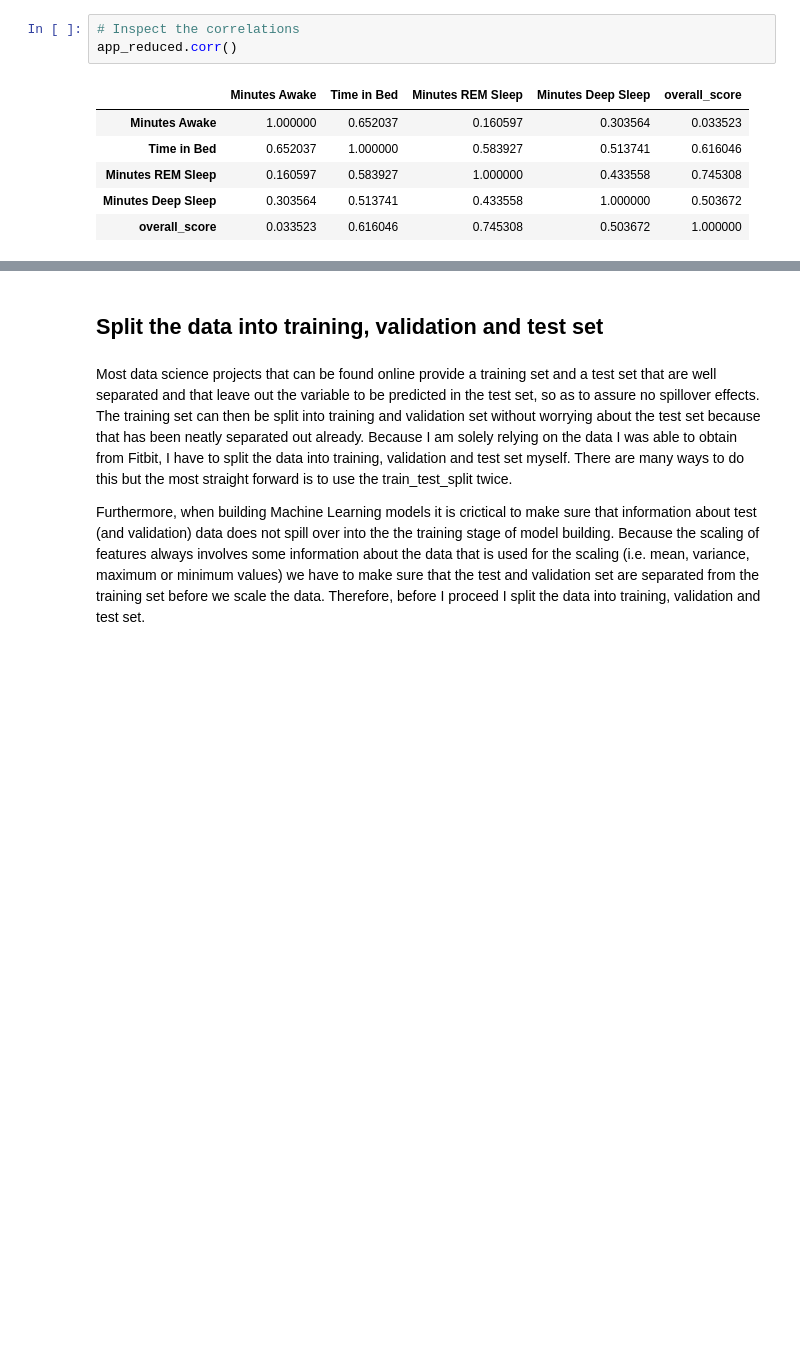
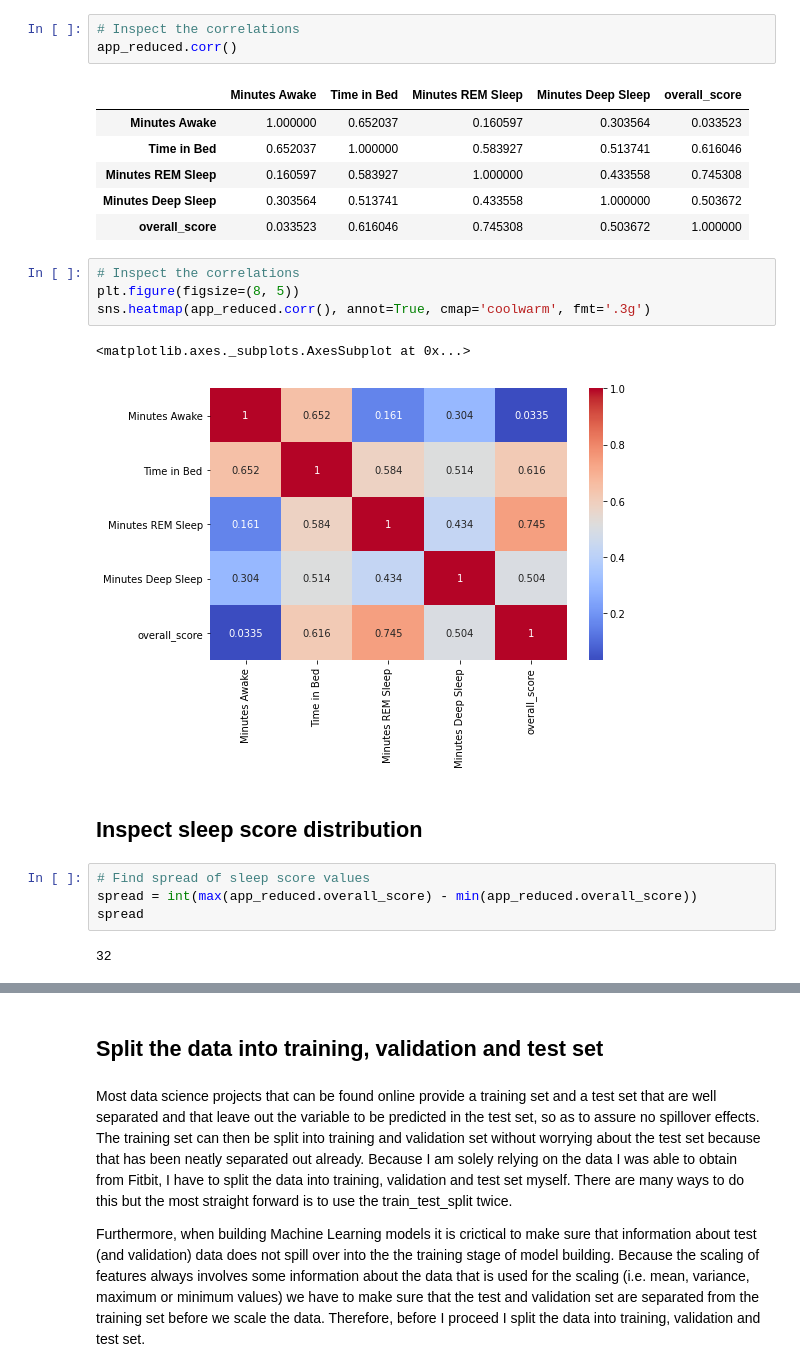
Before and after one commit to JoBe10/Fitbit-Sleep-Score, a Jupyter notebook: Sleep_Scores/Fitbit_Sleep_Score_ML2.ipynb, the cells around one changed output, grey strips where cells are left out. Saved outputs shown, nothing was run; the diff lists cells and outputs as text; blank space fills up the shorter version.

```diff
--- a/Sleep_Scores/Fitbit_Sleep_Score_ML2.ipynb
+++ b/Sleep_Scores/Fitbit_Sleep_Score_ML2.ipynb
@@ -104,3 +104,18 @@ app_reduced.corr()
 | Minutes REM Sleep | 0.160597 | 0.583927 | 1.000000 | 0.433558 | 0.745308 |
 | Minutes Deep Sleep | 0.303564 | 0.513741 | 0.433558 | 1.000000 | 0.503672 |
 | overall_score | 0.033523 | 0.616046 | 0.745308 | 0.503672 | 1.000000 |
+# %%
+# Inspect the correlations
+plt.figure(figsize=(8, 5))
+sns.heatmap(app_reduced.corr(), annot=True, cmap='coolwarm', fmt='.3g')
+# %% [output]
+<matplotlib.axes._subplots.AxesSubplot at 0x...>
+[figure, added]
+# %% [markdown]
+## Inspect sleep score distribution
+# %%
+# Find spread of sleep score values
+spread = int(max(app_reduced.overall_score) - min(app_reduced.overall_score))
+spread
+# %% [output]
+32
```
Also changed, not shown: parts of 13 cells of this notebook.
